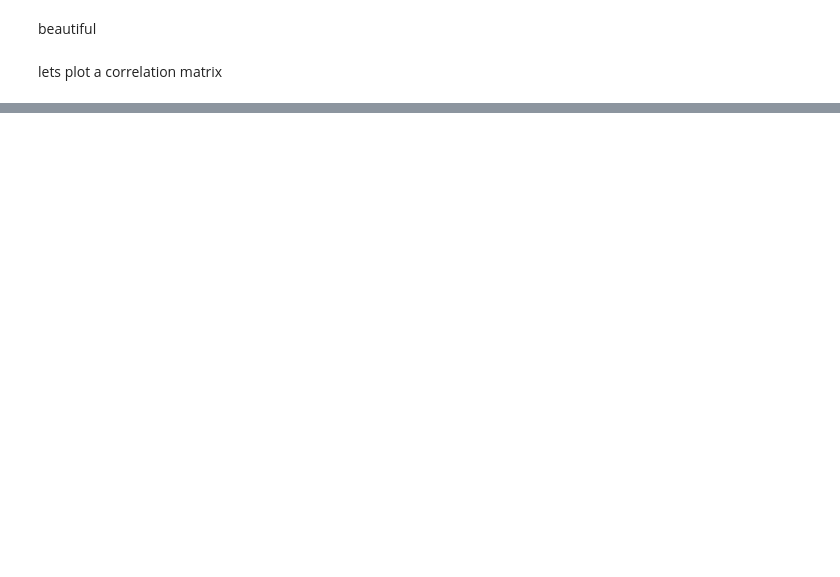
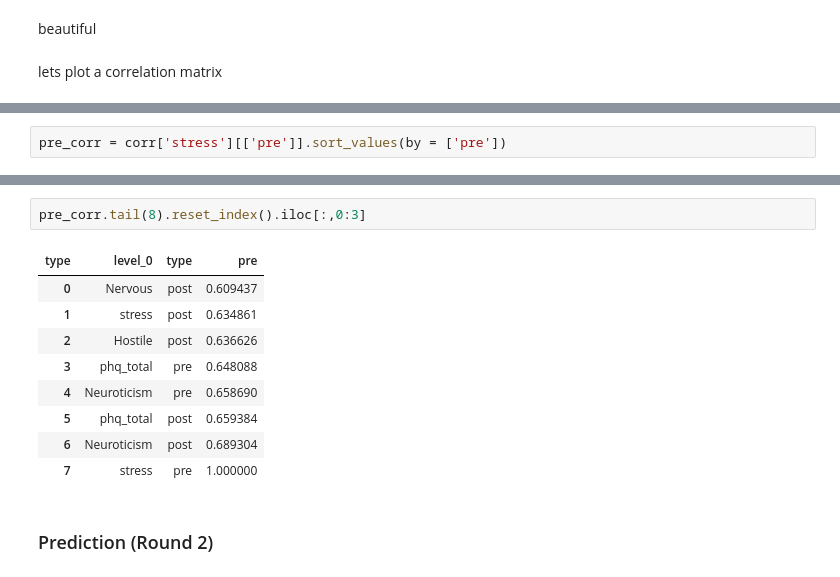
Before and after one commit to mkhash/Modelling-Student-Stress, a Jupyter notebook: code/EDA.ipynb, the cells around one changed output, grey strips where cells are left out. Drawn from its saved outputs; the diff is of its cells as text; blank space fills up the shorter version.

```diff
--- a/code/EDA.ipynb
+++ b/code/EDA.ipynb
@@ -613,0 +639,2 @@ corr.style.background_gradient(cmap='coolwarm').set_precision(3)
+# %%
+pre_corr = corr['stress'][['pre']].sort_values(by = ['pre'])
@@ -613,0 +652,14 @@ corr.style.background_gradient(cmap='coolwarm').set_precision(3)
+# %%
+pre_corr.tail(8).reset_index().iloc[:,0:3]
+# %% [output]
+| type | level_0 | type | pre |
+| 0 | Nervous | post | 0.609437 |
+| 1 | stress | post | 0.634861 |
+| 2 | Hostile | post | 0.636626 |
+| 3 | phq_total | pre | 0.648088 |
+| 4 | Neuroticism | pre | 0.658690 |
+| 5 | phq_total | post | 0.659384 |
+| 6 | Neuroticism | post | 0.689304 |
+| 7 | stress | pre | 1.000000 |
+# %% [markdown]
+### Prediction (Round 2)
```
Also changed, not shown: parts of 21 cells of this notebook, 2 other files.
